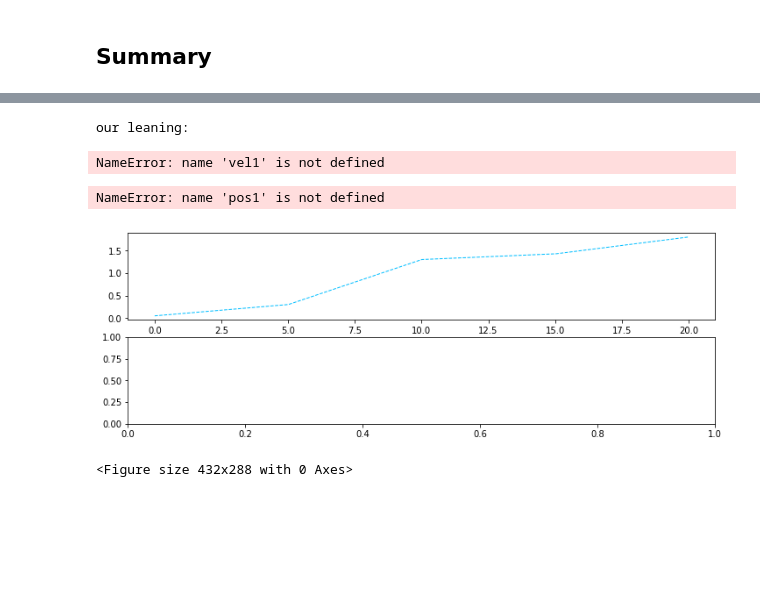
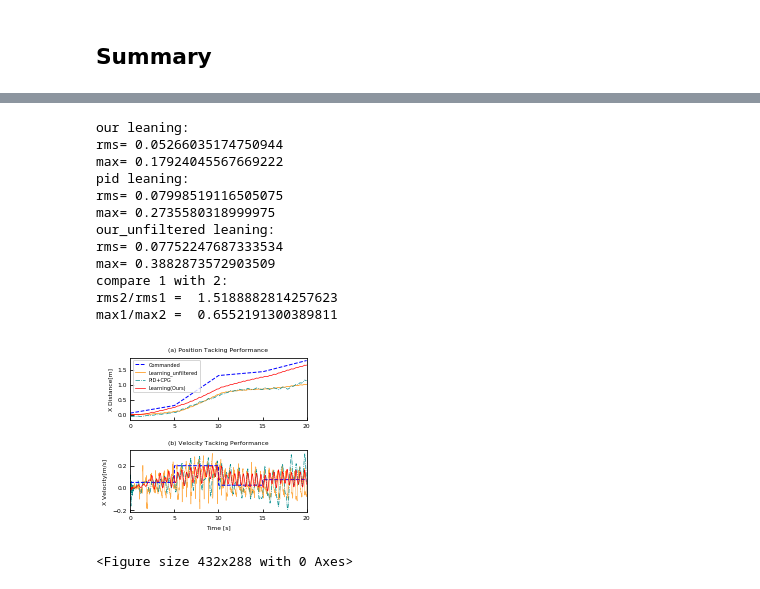
Before and after one commit to Jerryxiaoyu/pytorch-a2c-ppo-acktr-gail, a Jupyter notebook: eval/results_any/F2_vel_x/viz_f2.ipynb, the cells around one changed output, grey strips where cells are left out. Drawn from its saved outputs; the diff is of its cells as text; code cells hidden in the pictures; blank space fills up the shorter version.

```diff
--- a/eval/results_any/F2_vel_x/viz_f2.ipynb
+++ b/eval/results_any/F2_vel_x/viz_f2.ipynb
@@ -253,67 +260,83 @@ rms1, max1= print_rmsmax(vel1, vel_f)
 print('pid leaning:')
 rms2, max2=print_rmsmax(vel3, vel_f)
 
+print('our_unfiltered leaning:')
+rms3, max3=print_rmsmax(vel2, vel_f)
+
 print('compare 1 with 2:')
 print('rms2/rms1 = ', rms2/rms1)
 print('max1/max2 = ', max1/max2)
 # %% [output]
 our leaning:
+rms= 0.05266035174750944
+max= 0.17924045567669222
+pid leaning:
+rms= 0.07998519116505075
+max= 0.2735580318999975
+our_unfiltered leaning:
+rms= 0.07752247687333534
+max= 0.3882873572903509
+compare 1 with 2:
+rms2/rms1 =  1.5188882814257623
+max1/max2 =  0.6552191300389811
-NameError: name 'vel1' is not defined
 # %%
 
 #plt.subplots(figsize=(8,3))
 #plt.figure(figsize=(12,4))
 fig, ax = plt.subplots(2,1, figsize = (12,4))
 
-ax[0].plot(t, pos_f, '--', color='deepskyblue', label = 'Commanded' , linewidth= 1.0)
-ax[0].plot(t, pos1 , 'r',  label = 'Learning_filtered(ours)', linewidth= 1.0)
-ax[0].plot(t, pos2 , color= 'darkorange',   label = 'Learning_unfiltered', linewidth= 1.0)
-ax[0].plot(t, pos3, '-.', color = 'darkcyan',     label = 'PID_filtered', linewidth= 1.0)
+linewidth = 0.7
+
+ax[0].plot(t, pos_f, '--', color='blue', label = 'Commanded' , linewidth= 1)
+ax[0].plot(t, pos2 , color= 'darkorange',   label = 'Learning_unfiltered', linewidth=linewidth)
+ax[0].plot(t, pos3, '-.', color = 'darkcyan',     label = 'PID+CPG', linewidth= linewidth)
+ax[0].plot(t, pos1 , 'r',  label = 'Learning(Ours)', linewidth= linewidth)
 
 
 
-ax[1].plot(t, vel_f, '--', color='deepskyblue', label = 'Commanded' , linewidth=1.0)
-ax[1].plot(t, vel1 , 'r',  label = 'Learning_filtered(ours)', linewidth=1.0)
-#ax[1].plot(t, vel2 , color= 'darkorange',   label = 'Learning_unfiltered', linewidth=1.0)
-ax[1].plot(t, vel3, '-.', color = 'darkcyan',     label = 'PID_filtered', linewidth=1.0)
+ax[1].plot(t, vel2 , color= 'darkorange',   label = 'Learning_unfiltered', linewidth=0.5, alpha=linewidth)
+ax[1].plot(t, vel3, '-.', color = 'darkcyan',     label = 'PID+CPG', linewidth=linewidth)
+ax[1].plot(t, vel_f, '--', color='blue', label = 'Commanded' , linewidth=1)
+ax[1].plot(t, vel1 , 'r',  label = 'Learning(Ours)', linewidth=linewidth)
+
 
 # 字体设置
 font1 = {'family' : 'DejaVu Sans',
 'weight' : 'normal',
 'size'   : 6,
 }
 
 # lavel 设置
-ax[0].set_xlabel('Time [s]', font1)
+#ax[0].set_xlabel('Time [s]', font1)
 ax[0].set_ylabel('X Distance[m]', font1)
-
+ax[0].set_title('(a) Position Tacking Performance', font1)
 
 ax[0].legend(loc=0, prop={'size': 5})
 
 # lavel 设置
 ax[1].set_xlabel('Time [s]', font1)
 ax[1].set_ylabel('X Velocity[m/s]', font1)
+ax[1].set_title('(b) Velocity Tacking Performance', font1)
 
 ax[0].set_xlim([0,20])
 ax[1].set_xlim([0,20])
 
 
 # 坐标轴设置
 ax[0].set_xticks(np.arange(0 ,22, 5))
 ax[0].tick_params(labelsize=6)
 ax[1].set_xticks(np.arange(0 ,22, 5))
 ax[1].tick_params(labelsize=6)
 
 fig.set_size_inches(8.3/2.54   ,8.3/2.54*0.9)
-fig.subplots_adjust(left= 0.15 )
+fig.subplots_adjust(left= 0.15,  bottom = 0.15, hspace=0.5 )
 
 
 #plt.savefig(save_fig_path+'/compare_tracking_pos.eps')
-plt.savefig(save_fig_path+'/compare_tracking_pos-vel.pdf', dpi=600,  pad_inches=0 )
+plt.savefig(save_fig_path+'/compare_tracking_pos-vel-all.pdf', dpi=600,  pad_inches=0 )
 plt.show()
 # %% [output]
-NameError: name 'pos1' is not defined
-[figure, old version]
+[figure, new version]
 # %%
 
 plt.figure()
```
Also changed, not shown: parts of 4 cells of this notebook, 11 other files.
